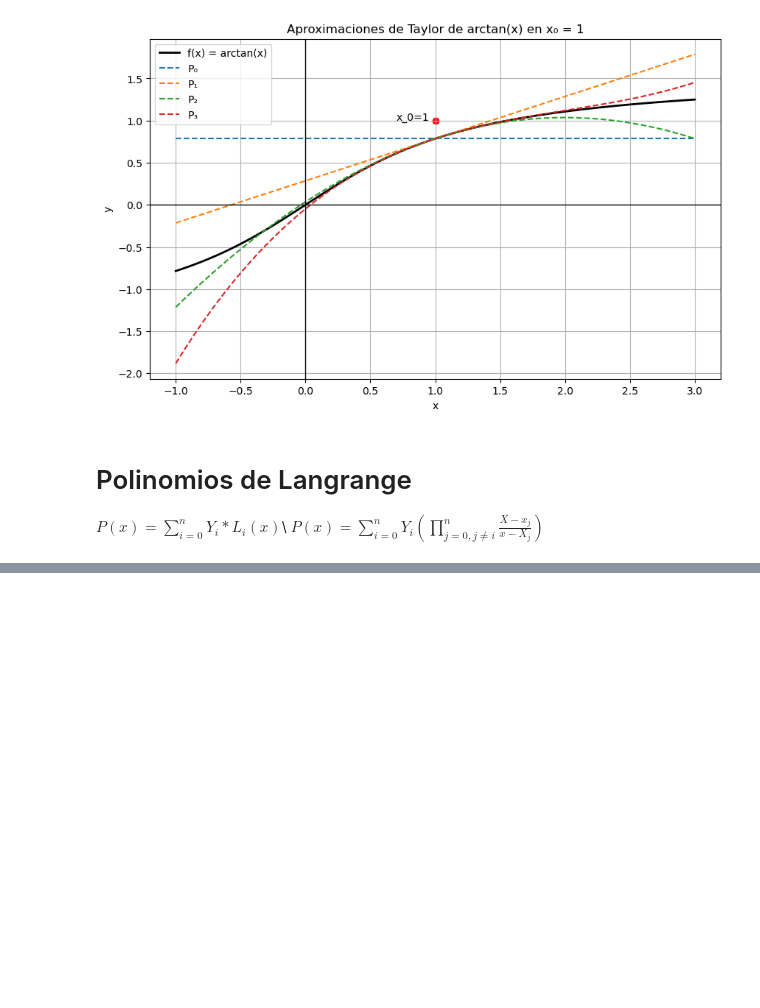
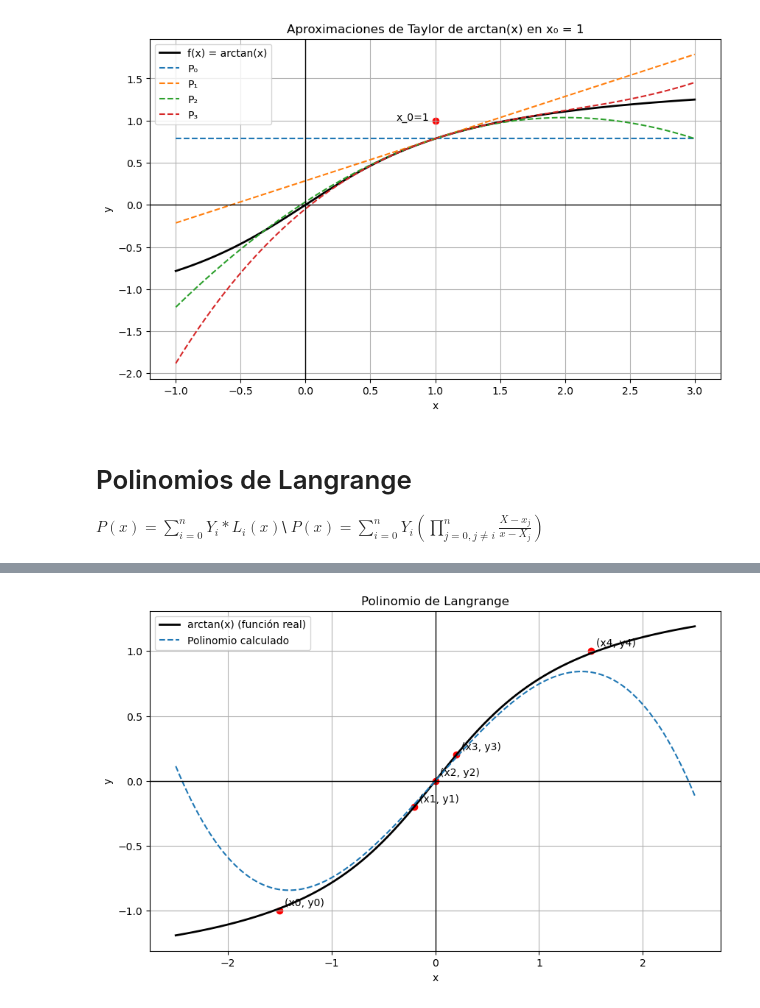
Before and after one commit to Fu5CHAR/Metodos_numericos_2025B_Ulloa-Francisco, a Jupyter notebook: Tareas/Tarea06/Tarea06.ipynb, the cells around one changed output, grey strips where cells are left out. Cells and saved outputs as stored; diff of their text form; code cells hidden in the pictures; blank space fills up the shorter version.

```diff
--- a/Tareas/Tarea06/Tarea06.ipynb
+++ b/Tareas/Tarea06/Tarea06.ipynb
@@ -203,0 +278,42 @@ P(x)= \frac{5}{8} ((-2))x$
+# %%
+import numpy as np
+import matplotlib.pyplot as plt
+import math
+from math import pi
+
+x = np.linspace(-2.5, 2.5, 9000)
+y_real=np.arctan(x)
+
+def P(x):
+ return -0.15083*x**3 + 0.89744*x
+
+
+# ---- Gráfica ----
+plt.figure(figsize=(10,6))
+
+plt.plot(x, y_real,'black', label="arctan(x) (función real)", linewidth=2)
+plt.plot(x, P(x), '--', label="Polinomio calculado")
+plt.scatter(-1.5, -1, color='red')
+plt.scatter(-0.2, -0.2, color='red')
+plt.scatter(0, 0, color='red')
+plt.scatter(0.2, 0.2, color='red')
+plt.scatter(1.5, 1, color='red')
+plt.annotate('(x0, y0)', xy=(-1.5, -1), xytext=(5, 5), textcoords='offset points', fontsize=10)
+plt.annotate('(x1, y1)', xy=(-0.2, -0.2), xytext=(5, 5), textcoords='offset points', fontsize=10)
+plt.annotate('(x2, y2)', xy=(0, 0), xytext=(5, 5), textcoords='offset points', fontsize=10)
+plt.annotate('(x3, y3)', xy=(0.2, 0.2), xytext=(5, 5), textcoords='offset points', fontsize=10)
+plt.annotate('(x4, y4)', xy=(1.5, 1), xytext=(5, 5), textcoords='offset points', fontsize=10)
+# ---- Ejes ----
+plt.axhline(0, color="black", linewidth=1)
+plt.axvline(0, color="black", linewidth=1)
+
+
+
+plt.title("Polinomio de Langrange")
+plt.xlabel("x")
+plt.ylabel("y")
+plt.legend()
+plt.grid(True)
+plt.show()
+# %% [output]
+[figure, added]
```
Also changed, not shown: parts of 3 cells of this notebook.
